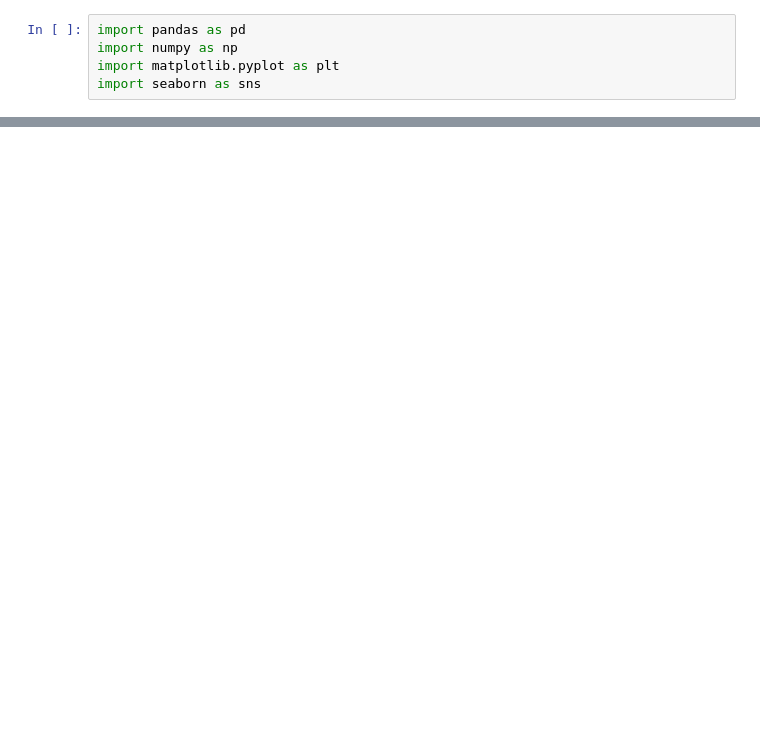
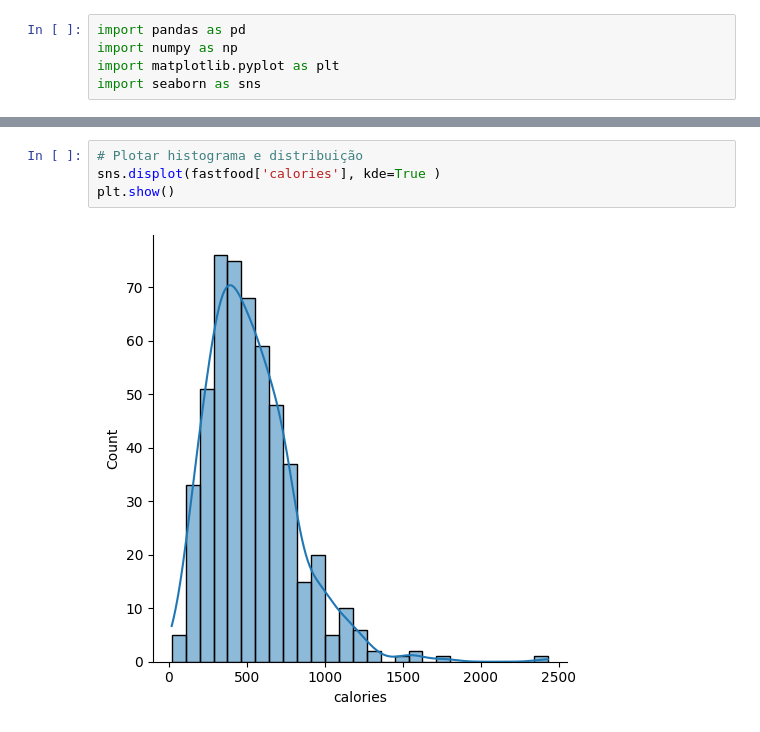
Before and after one commit to RodCavallini/Exercicios-Python, a Jupyter notebook: Exerciciosaula11.ipynb, the cells around one changed output, grey strips where cells are left out. Cells and saved outputs as stored; diff of their text form; blank space fills up the shorter version.

```diff
--- a/Exerciciosaula11.ipynb
+++ b/Exerciciosaula11.ipynb
@@ -36,0 +49,6 @@ TypeError: 'DataFrame' object is not callable
+# %%
+# Plotar histograma e distribuição
+sns.displot(fastfood['calories'], kde=True )
+plt.show()
+# %% [output]
+[figure, added]
```
Also changed, not shown: parts of 4 cells of this notebook, 2 other files.
